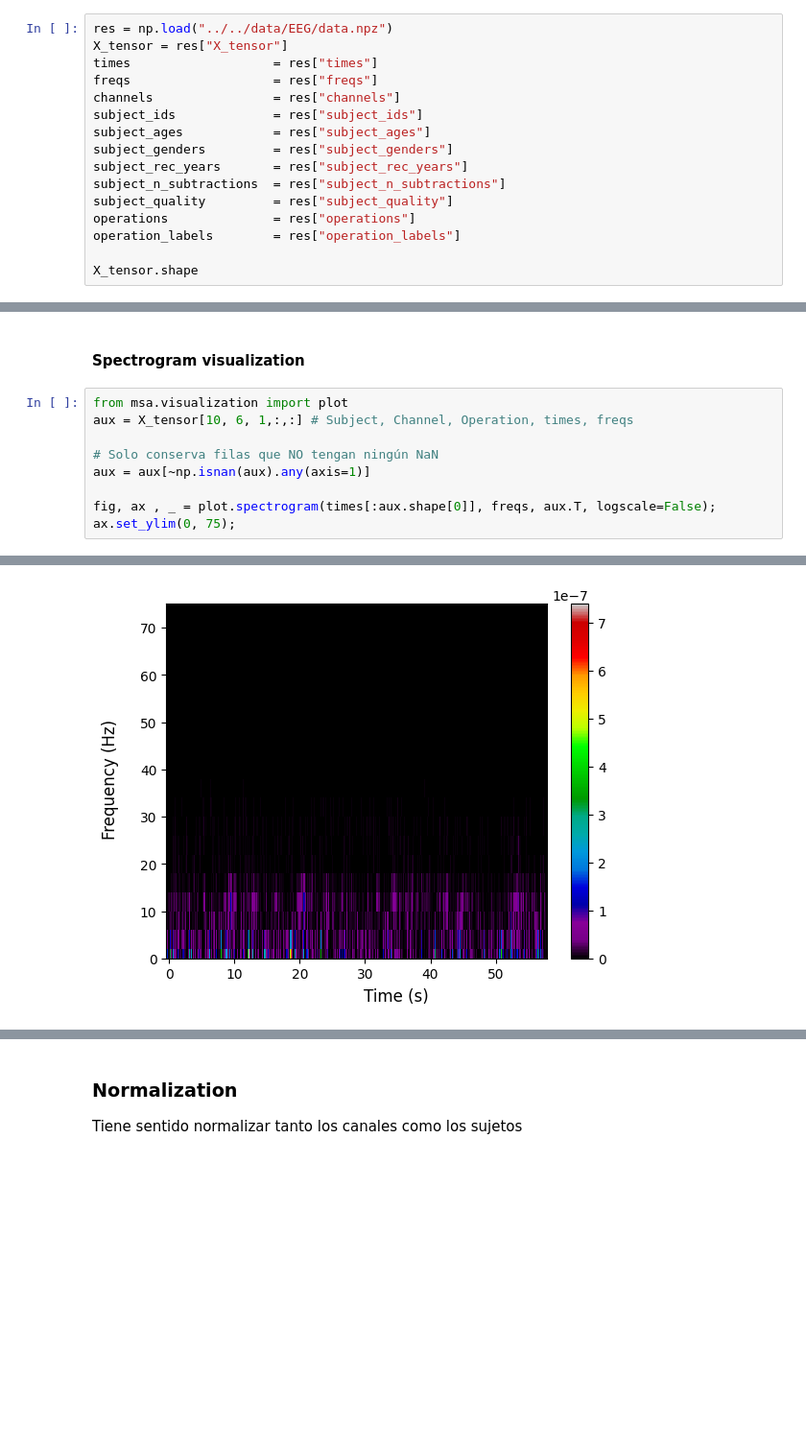
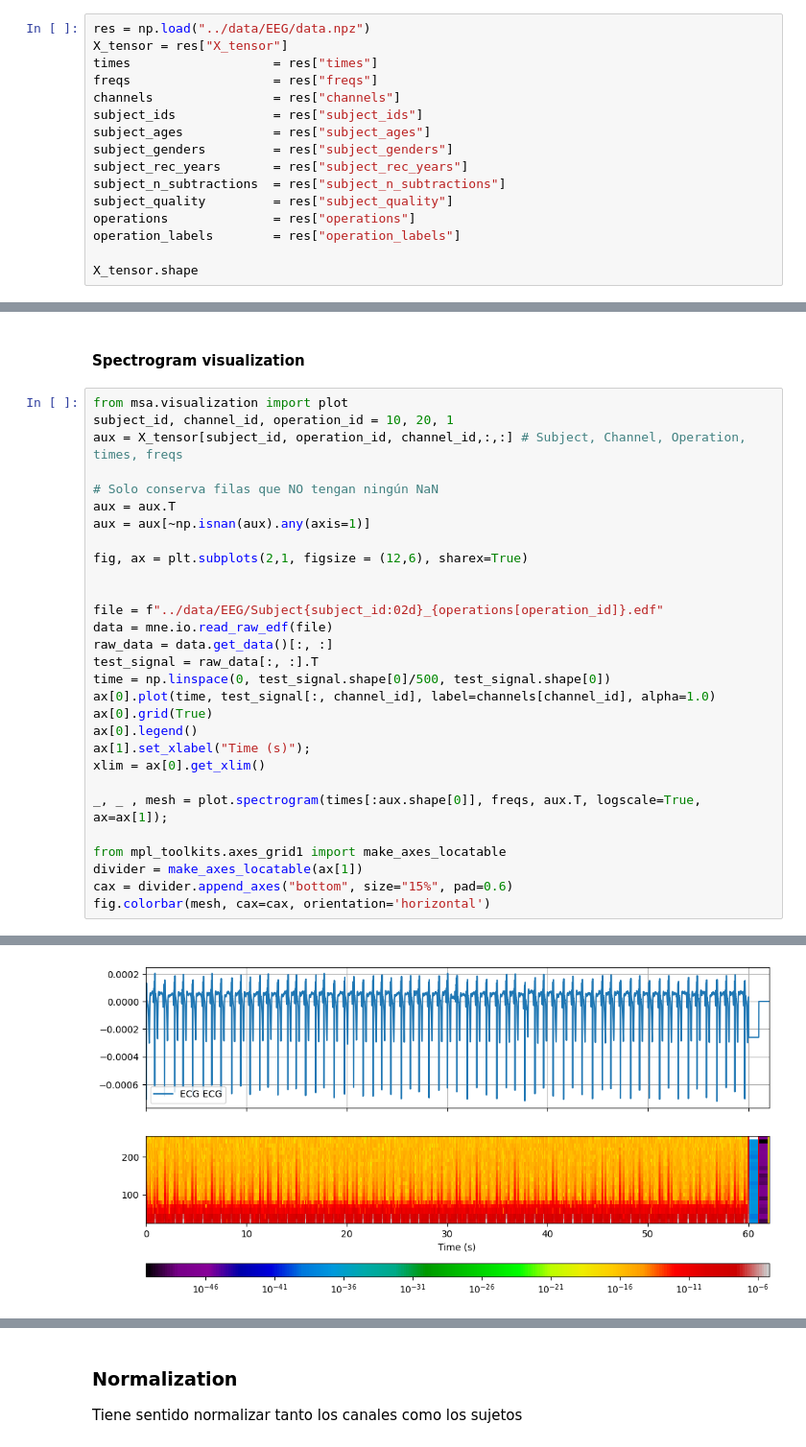
Before and after one commit to JesusGarSan/MESA, a Jupyter notebook: external/examples/EEG.ipynb, the cells around one changed output, grey strips where cells are left out. Shown at 96% size. Drawn from its saved outputs; the diff is of its cells as text; blank space fills up the shorter version.

```diff
--- a/external/examples/EEG.ipynb
+++ b/external/examples/EEG.ipynb
@@ -148,7 +165,7 @@ X_tensor.shape
 from msa.feature_extraction.features import *
 import numpy as np
 # %%
-res = np.load("../../data/EEG/data.npz")
+res = np.load("../data/EEG/data.npz")
 X_tensor = res["X_tensor"]
 times                   = res["times"]
 freqs                   = res["freqs"]
@@ -169,11 +186,31 @@ X_tensor.shape
 #### Spectrogram visualization
 # %%
 from msa.visualization import plot
-aux = X_tensor[10, 6, 1,:,:] # Subject, Channel, Operation, times, freqs
+subject_id, channel_id, operation_id = 10, 20, 1
+aux = X_tensor[subject_id, operation_id, channel_id,:,:] # Subject, Channel, Operation, times, freqs
 
 # Solo conserva filas que NO tengan ningún NaN
+aux = aux.T
 aux = aux[~np.isnan(aux).any(axis=1)]
 
-fig, ax , _ = plot.spectrogram(times[:aux.shape[0]], freqs, aux.T, logscale=False);
-ax.set_ylim(0, 75);
+fig, ax = plt.subplots(2,1, figsize = (12,6), sharex=True)
+
+
+file = f"../data/EEG/Subject{subject_id:02d}_{operations[operation_id]}.edf"
+data = mne.io.read_raw_edf(file)
+raw_data = data.get_data()[:, :]
+test_signal = raw_data[:, :].T
+time = np.linspace(0, test_signal.shape[0]/500, test_signal.shape[0])
+ax[0].plot(time, test_signal[:, channel_id], label=channels[channel_id], alpha=1.0)
+ax[0].grid(True)
+ax[0].legend()
+ax[1].set_xlabel("Time (s)");
+xlim = ax[0].get_xlim()
+
+_, _ , mesh = plot.spectrogram(times[:aux.shape[0]], freqs, aux.T, logscale=True, ax=ax[1]);
+
+from mpl_toolkits.axes_grid1 import make_axes_locatable
+divider = make_axes_locatable(ax[1])
+cax = divider.append_axes("bottom", size="15%", pad=0.6)
+fig.colorbar(mesh, cax=cax, orientation='horizontal')
 # %% [output]
@@ -180 +221 @@ ax.set_ylim(0, 75);
-[figure, old version]
+[figure, new version]
```
Also changed, not shown: parts of 21 cells of this notebook, 5 other files.
